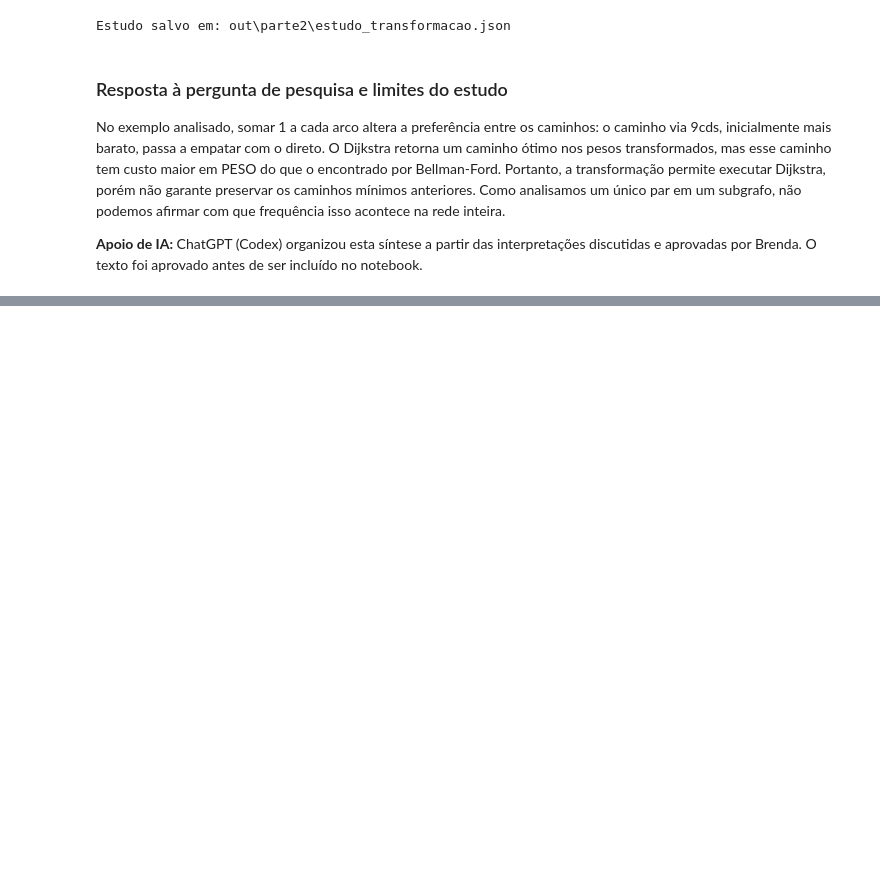
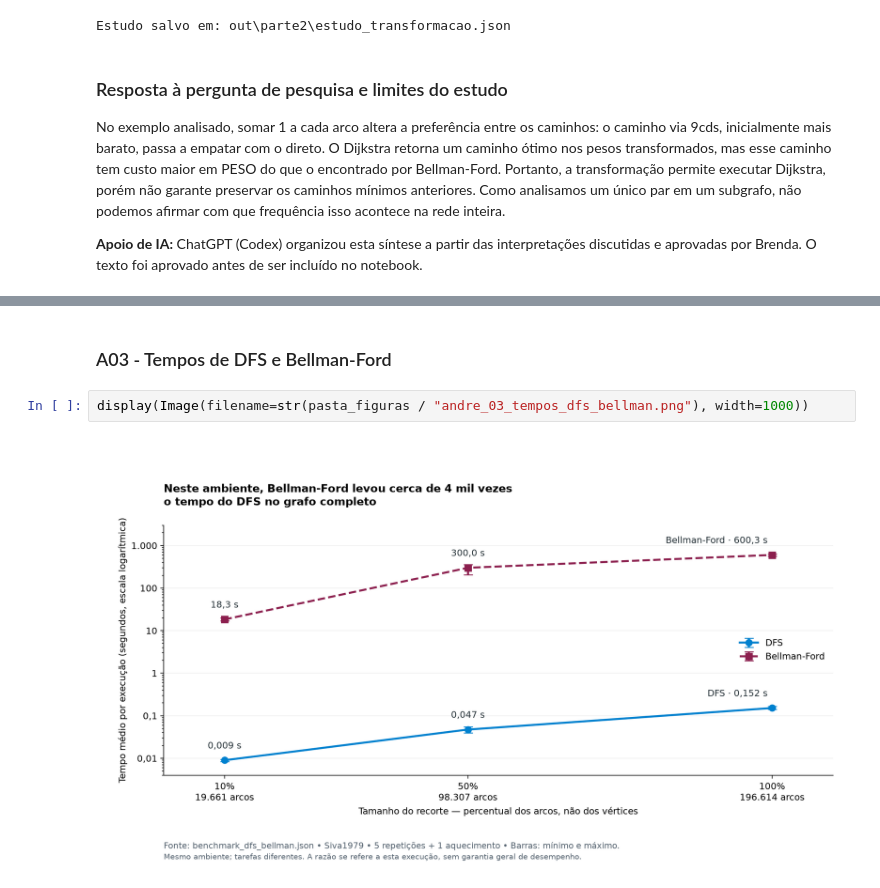
Before and after one commit to Brendalu2005/projeto-grafos-g1, a Jupyter notebook: data/dataset_parte2/experimentos_parte2.ipynb, the cells around one changed output, grey strips where cells are left out. Drawn from its saved outputs; the diff is of its cells as text; blank space fills up the shorter version.

```diff
--- a/data/dataset_parte2/experimentos_parte2.ipynb
+++ b/data/dataset_parte2/experimentos_parte2.ipynb
@@ -1000,0 +1054,6 @@ No exemplo analisado, somar 1 a cada arco altera a preferência entre os caminho
+# %% [markdown]
+### A03 - Tempos de DFS e Bellman-Ford
+# %%
+display(Image(filename=str(pasta_figuras / "andre_03_tempos_dfs_bellman.png"), width=1000))
+# %% [output]
+[figure, added]
```
Also changed, not shown: parts of 18 cells of this notebook, 10 other files.
